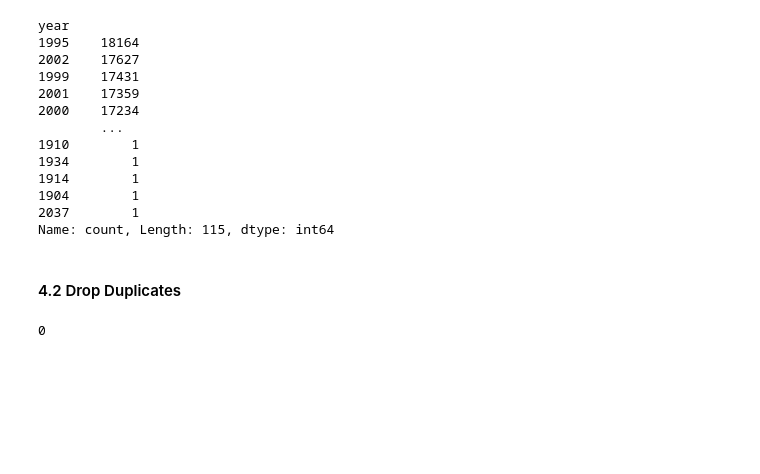
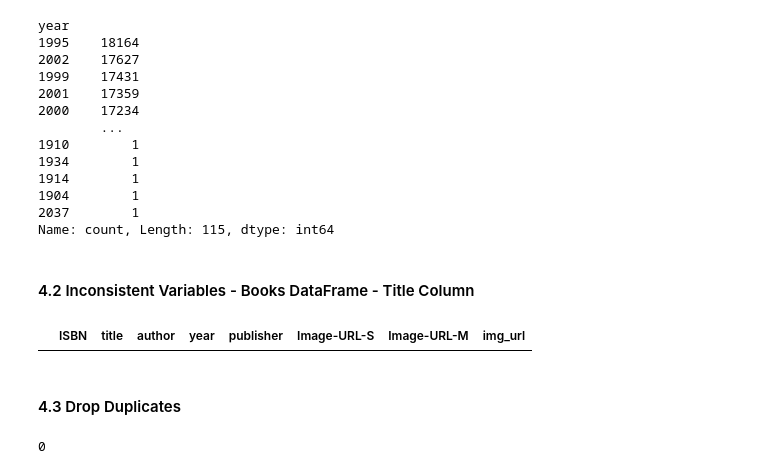
Before and after one commit to ggeorgekkariuki/picasso-book-bar, a Jupyter notebook: index.ipynb, the cells around one changed output. Saved outputs shown, nothing was run; the diff lists cells and outputs as text; code cells hidden in the pictures; blank space fills up the shorter version.

Commit message:
Add title cleaning measures and comments to EDA section

```diff
--- a/index.ipynb
+++ b/index.ipynb
@@ -502,8 +503,21 @@ year
 1904        1
 2037        1
 Name: count, Length: 115, dtype: int64
+# %% [markdown]
+#### 4.2 Inconsistent Variables - Books DataFrame - Title Column
+# %%
+# Find all the indexes of the records where the titles have the "&Amp;" value in it
+b_idx = books_df[books_df['title'].str.contains('&Amp;') == True].index
+
+# Replace all the "&Amp;" with the "&" in the records and store new title
+books_df.loc[b_idx, 'title'] = books_df.loc[b_idx, 'title'].apply(lambda title: title.replace('&Amp;', "&"))
+
+# Test
+books_df[books_df['title'].str.contains('&Amp;') == True]
+# %% [output]
+|  | ISBN | title | author | year | publisher | Image-URL-S | Image-URL-M | img_url |
 # %% [markdown]
-#### 4.2 Drop Duplicates
+#### 4.3 Drop Duplicates
 # %%
 books_df.duplicated().sum()
 # %% [output]
```
Also changed, not shown: parts of 17 cells of this notebook.
